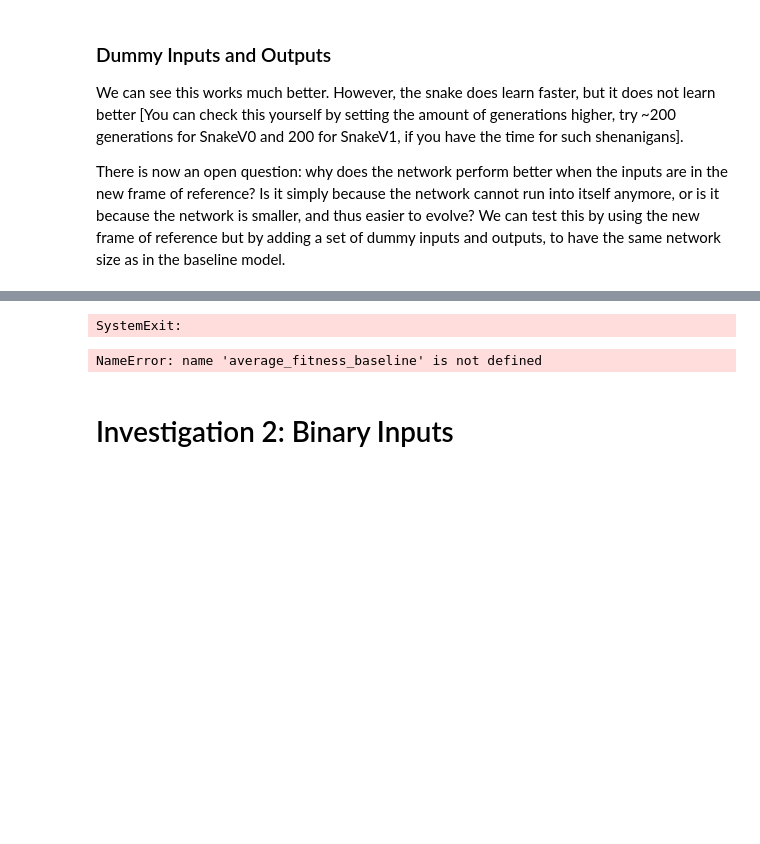
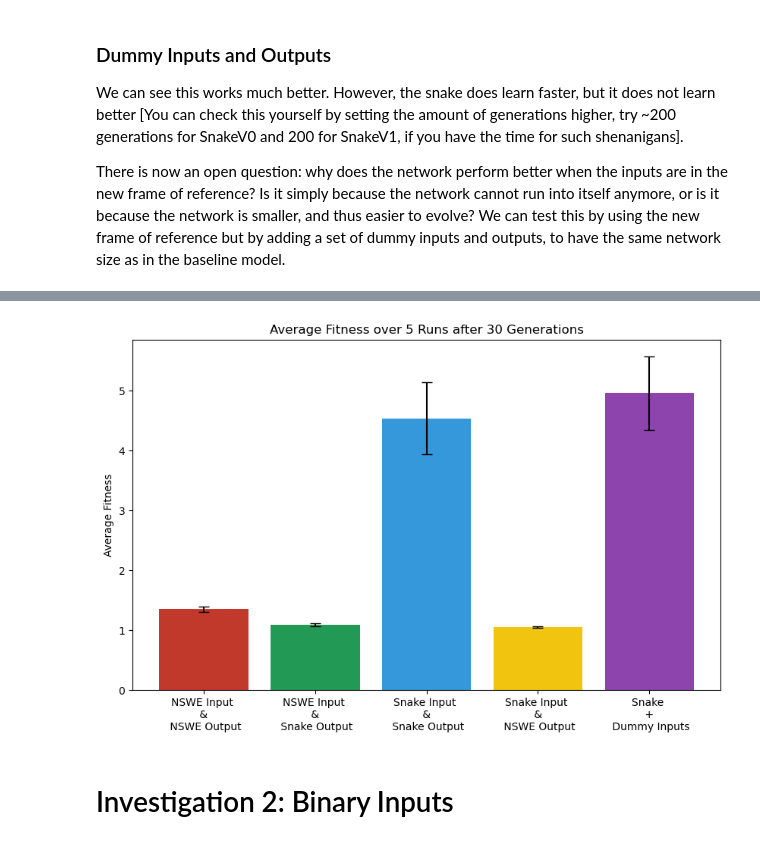
Before and after one commit to jasperpieterse/Brainy-Boa, a Jupyter notebook: brainy_boa.ipynb, the cells around one changed output, grey strips where cells are left out. Drawn from its saved outputs; the diff is of its cells as text; code cells hidden in the pictures; blank space fills up the shorter version.

```diff
--- a/brainy_boa.ipynb
+++ b/brainy_boa.ipynb
@@ -351,9 +367,9 @@ SnakeV4 = SnakeGame(input_features= ['relative_wall', 'relative_body','relative_
                           input_frame_of_reference= 'SNAKE',
                           output_frame_of_reference= 'SNAKE',
                           use_obstacles= False,
-                          n_runs = 1,
+                          n_runs = 5,
                           min_time_to_eat_apple= 50,
-                          n_generations = 3,
+                          n_generations = 30,
                           time_interval= 200,
                           checkpoint_interval= 1,
                           use_dummy_inputs= True)
@@ -392,29 +418,27 @@ genome_2 = best_genomes[generation_nr_2]
 #uncomment one to test either genome_1 or genome_2
 # SnakeV4.test_winner(genome_1, neat_config_path)
 # SnakeV4.test_winner(genome_2, neat_config_path)
-# %% [output]
-SystemExit:
 # %%
 # Calculate average fitness and standard deviation over all runs
 average_fitness_V4= np.mean([np.array(stats.get_fitness_mean())[-1] for stats in SnakeV4_stats])
 std_fitness_V4 = np.std([np.array(stats.get_fitness_mean())[-1] for stats in SnakeV4_stats])
 
 # Data to plot
 fitness_means = [average_fitness_baseline, average_fitness_V1, average_fitness_V2, average_fitness_V3, average_fitness_V4]
 fitness_stds = [std_fitness_baseline, std_fitness_V1, std_fitness_V2, std_fitness_V3, std_fitness_V4]
 labels = ['NSWE Input \n & \n NSWE Output', 'NSWE Input \n & \n Snake Output', 'Snake Input \n & \n Snake Output', 'Snake Input \n & \n NSWE Output', 'Snake \n + \n Dummy Inputs']
 
 # Creating the bar plot
-fig, ax = plt.subplots()
+fig, ax = plt.subplots(figsize=(10, 6))
 ax.bar(labels, fitness_means, yerr=fitness_stds, capsize=5, color=['#c0392b', '#229954', '#3498db', '#f1c40f', '#8e44ad'])
 ax.set_ylabel('Average Fitness')
 ax.set_title(f'Average Fitness over {SnakeV0.N_RUNS} Runs after {SnakeV0.N_GENERATIONS} Generations')
 
 # Show the plot
 plt.savefig(local_dir + '/' + Paths.RESULTS_PATH + '/fitness_comparison.png')
 plt.show()
 # %% [output]
-NameError: name 'average_fitness_baseline' is not defined
+[figure, added]
 # %% [markdown]
 # Investigation 2: Binary Inputs
 # %%
```
Also changed, not shown: parts of 17 cells of this notebook, 3 other files.
